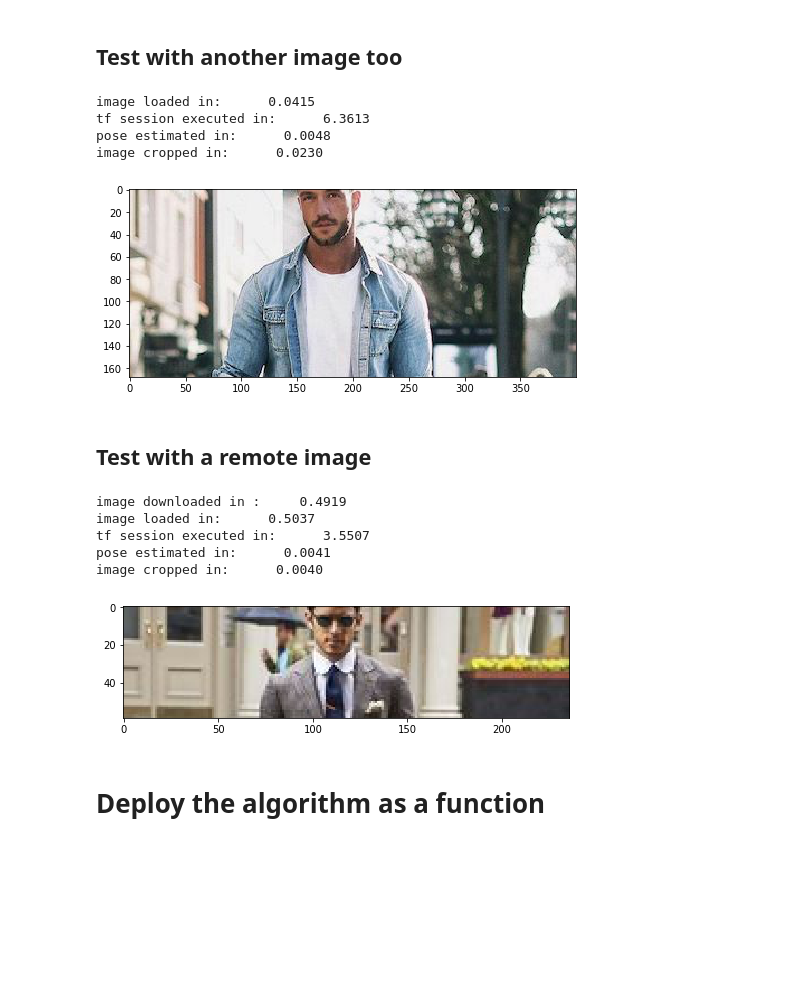
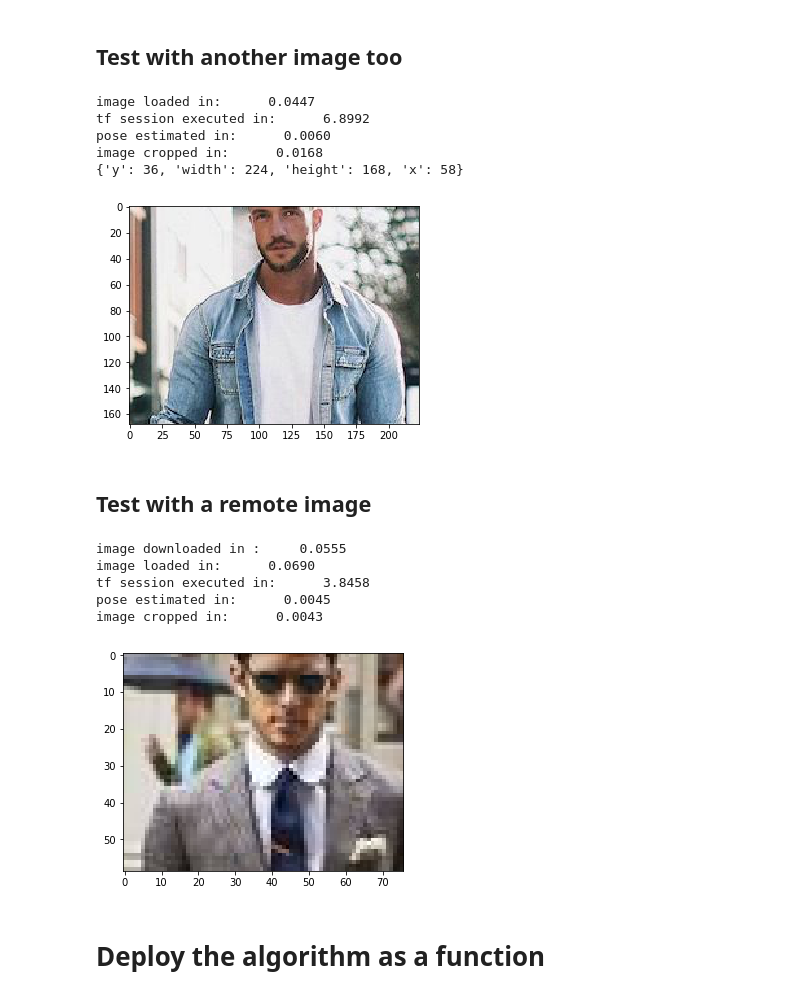
Before and after one commit to akh64bit/qconsf, a Jupyter notebook: bodycrop/crop.ipynb, the cells around one changed output. Saved outputs shown, nothing was run; the diff lists cells and outputs as text; code cells hidden in the pictures; blank space fills up the shorter version.

```diff
--- a/bodycrop/crop.ipynb
+++ b/bodycrop/crop.ipynb
@@ -7,8 +9,8 @@ from inference import SmartBodyCrop
 from PIL import Image
 import numpy as np
 # %%
-#model_url = "https://s3.amazonaws.com/rt-dev-public-models/openpose/2dw1oz9l9hi9avg/optimized_openpose.pb"
-model_url = "models/optimized_openpose.pb"
+model_url = "https://s3.amazonaws.com/rt-dev-public-models/openpose/2dw1oz9l9hi9avg/optimized_openpose.pb"
+#model_url = "models/optimized_openpose.pb"
 inf = SmartBodyCrop(model_url = model_url)
 # %% [markdown]
 ## Download the deep learning (open pose) model
@@ -58,30 +75,32 @@ image cropped in:      0.0287
 # %% [markdown]
 ## Test with another image too
 # %%
-x = inf.infer('fashion-men-1.jpg','Eyes','Elbows')
+x, coordinates = inf.infer('fashion-men-1.jpg','Eyes','Elbows')
+print(coordinates)
 plt.figure(figsize = (8,4))
 plt.imshow(x)
 plt.show()
 # %% [output]
-image loaded in:      0.0415
-tf session executed in:      6.3613
-pose estimated in:      0.0048
-image cropped in:      0.0230
+image loaded in:      0.0447
+tf session executed in:      6.8992
+pose estimated in:      0.0060
+image cropped in:      0.0168
+{'y': 36, 'width': 224, 'height': 168, 'x': 58}
-[figure, old version]
+[figure, new version]
 # %% [markdown]
 ## Test with a remote image
 # %%
-x = inf.infer('https://i.pinimg.com/236x/17/1c/a6/171ca6b06111529aa6f10b1f4e418339--style-men-my-style.jpg','Eyes','Elbows')
+x, coordinates = inf.infer('https://i.pinimg.com/236x/17/1c/a6/171ca6b06111529aa6f10b1f4e418339--style-men-my-style.jpg','Eyes','Elbows')
 plt.figure(figsize = (8,4))
 plt.imshow(x)
 plt.show()
 # %% [output]
-image downloaded in :     0.4919
-image loaded in:      0.5037
-tf session executed in:      3.5507
-pose estimated in:      0.0041
-image cropped in:      0.0040
+image downloaded in :     0.0555
+image loaded in:      0.0690
+tf session executed in:      3.8458
+pose estimated in:      0.0045
+image cropped in:      0.0043
-[figure, old version]
+[figure, new version]
 # %% [markdown]
 # Deploy the algorithm as a function
 # %% [markdown]
```
Also changed, not shown: parts of 21 cells of this notebook, 4 other files.
